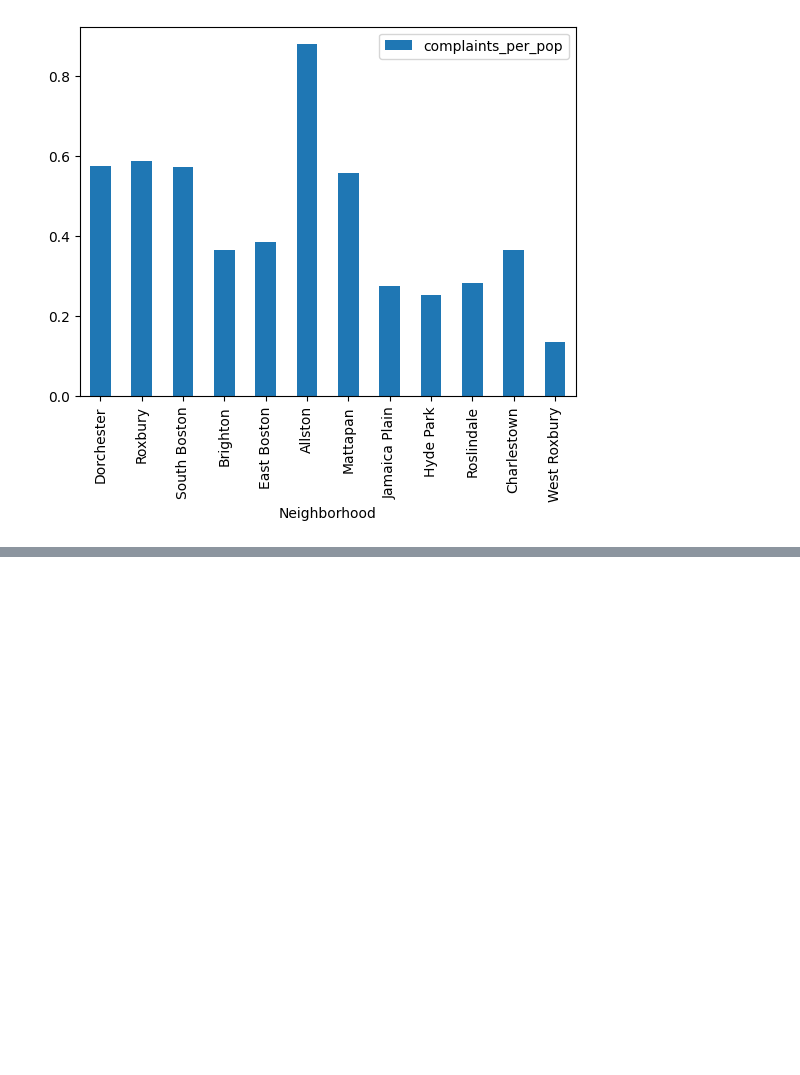
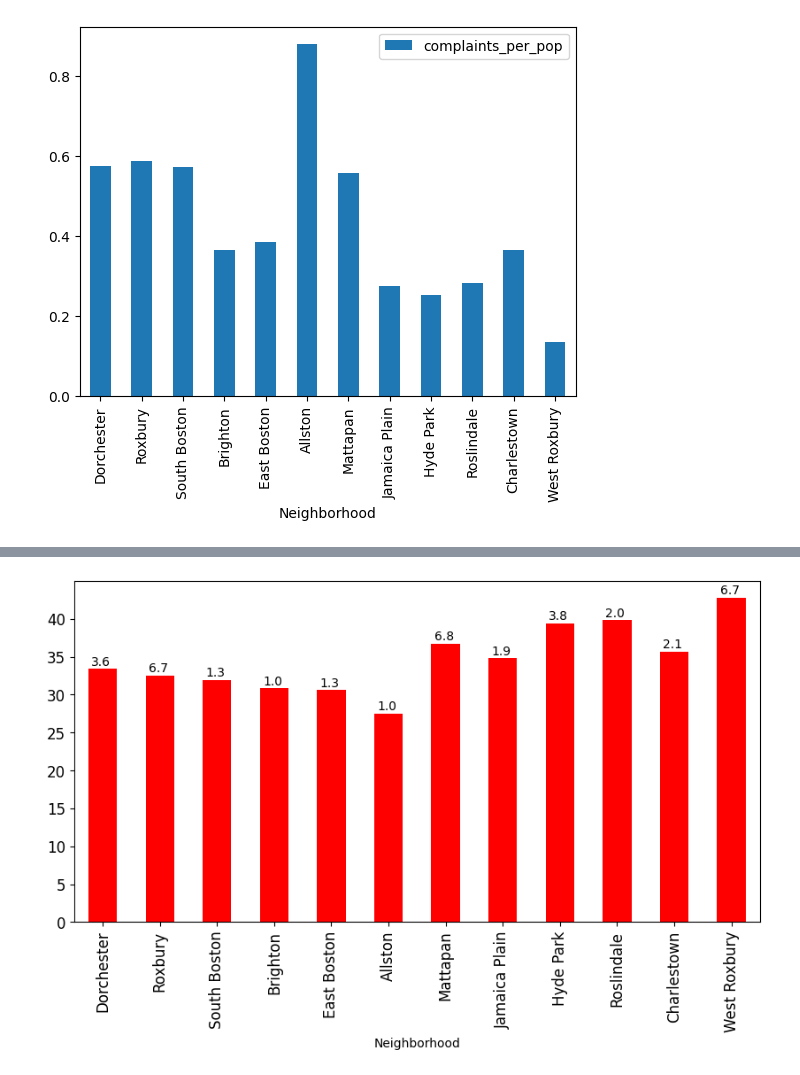
Before and after one commit to BU-Spark/ds-councilor-breadon-bad-landlords2, a Jupyter notebook: spring23-team-2/deliverables/deliverable_3/extension.ipynb, the cells around one changed output, grey strips where cells are left out. Saved outputs shown, nothing was run; the diff lists cells and outputs as text; code cells hidden in the pictures; blank space fills up the shorter version.

```diff
--- a/spring23-team-2/deliverables/deliverable_3/extension.ipynb
+++ b/spring23-team-2/deliverables/deliverable_3/extension.ipynb
@@ -180,0 +165,8 @@ per_neighborhood_high
+# %%
+#plot the median age of neighborhoods with high eviction rate, put the eviction rate value on top of the bar
+per_neighborhood_high.plot.bar(x='Neighborhood', y='Median Age', rot=90, figsize=(10, 5), color='red', fontsize=12, legend=False)
+#To the above plot, add the eviction rate value on top of the bar
+for i in range(0, len(per_neighborhood_high)):
+    plt.text(x=i-0.2 , y = per_neighborhood_high['Median Age'][i]+0.5, s = per_neighborhood_high['Eviction Rate'][i], size = 10)
+# %% [output]
+[figure, added]
```
Also changed, not shown: parts of 11 cells of this notebook, 1 other file.
